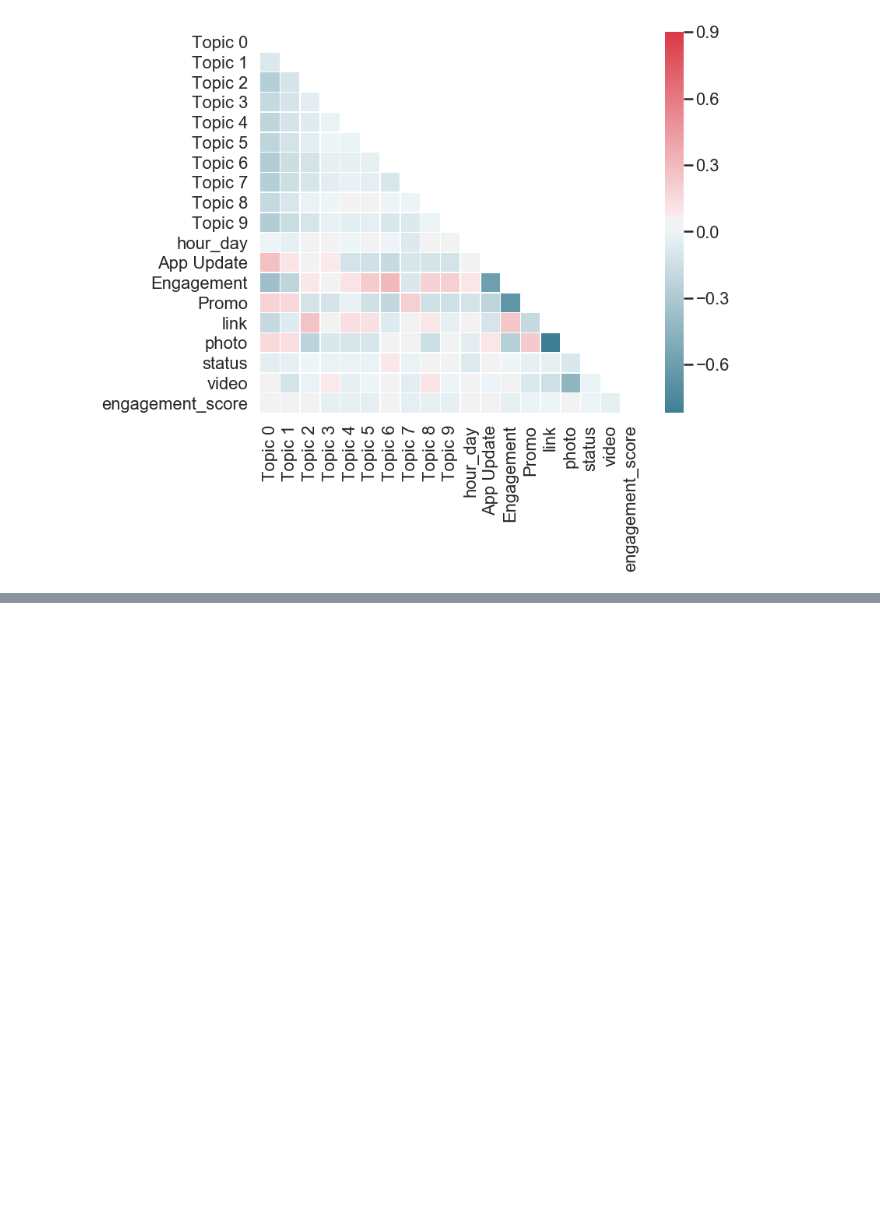
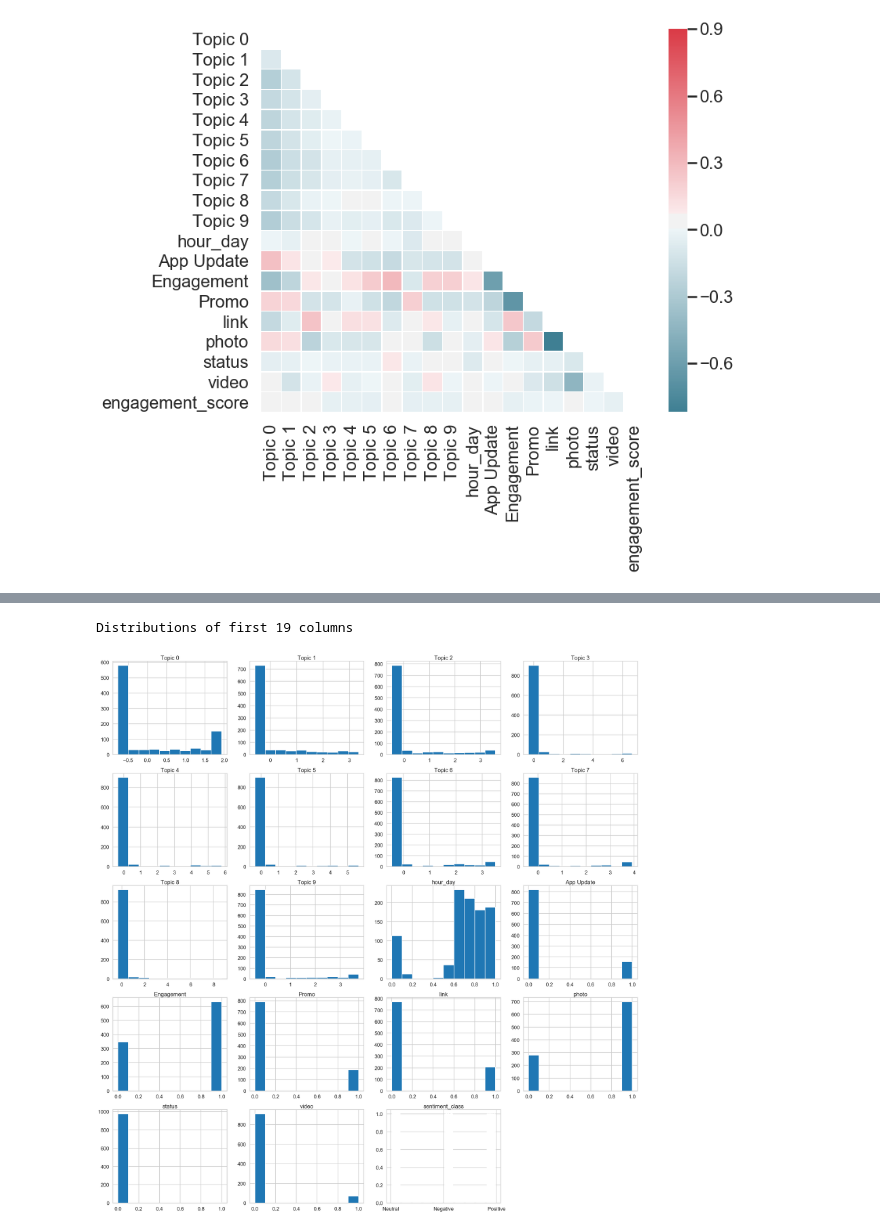
Before and after one commit to sherry0812/TeamUnicorn-NLP-FinTech, a Jupyter notebook: FinalTable/FinalTable.ipynb, the cells around one changed output, grey strips where cells are left out. Saved outputs shown, nothing was run; the diff lists cells and outputs as text; code cells hidden in the pictures; blank space fills up the shorter version.

```diff
--- a/FinalTable/FinalTable.ipynb
+++ b/FinalTable/FinalTable.ipynb
@@ -264,0 +285,11 @@ Distributions of first 18 columns
+# %%
+# Plot Distribution
+print('Distributions of first 19 columns')
+plt.figure(figsize=(40, 60))
+for i, col in enumerate(list(df_finalSenti_scaled.columns)):
+    plt.subplot(7, 4, i + 1)
+    plt.hist(df_finalSenti_scaled[col])
+    plt.title(col)
+# %% [output]
+Distributions of first 19 columns
+[figure, added]
```
Also changed, not shown: parts of 12 cells of this notebook.
